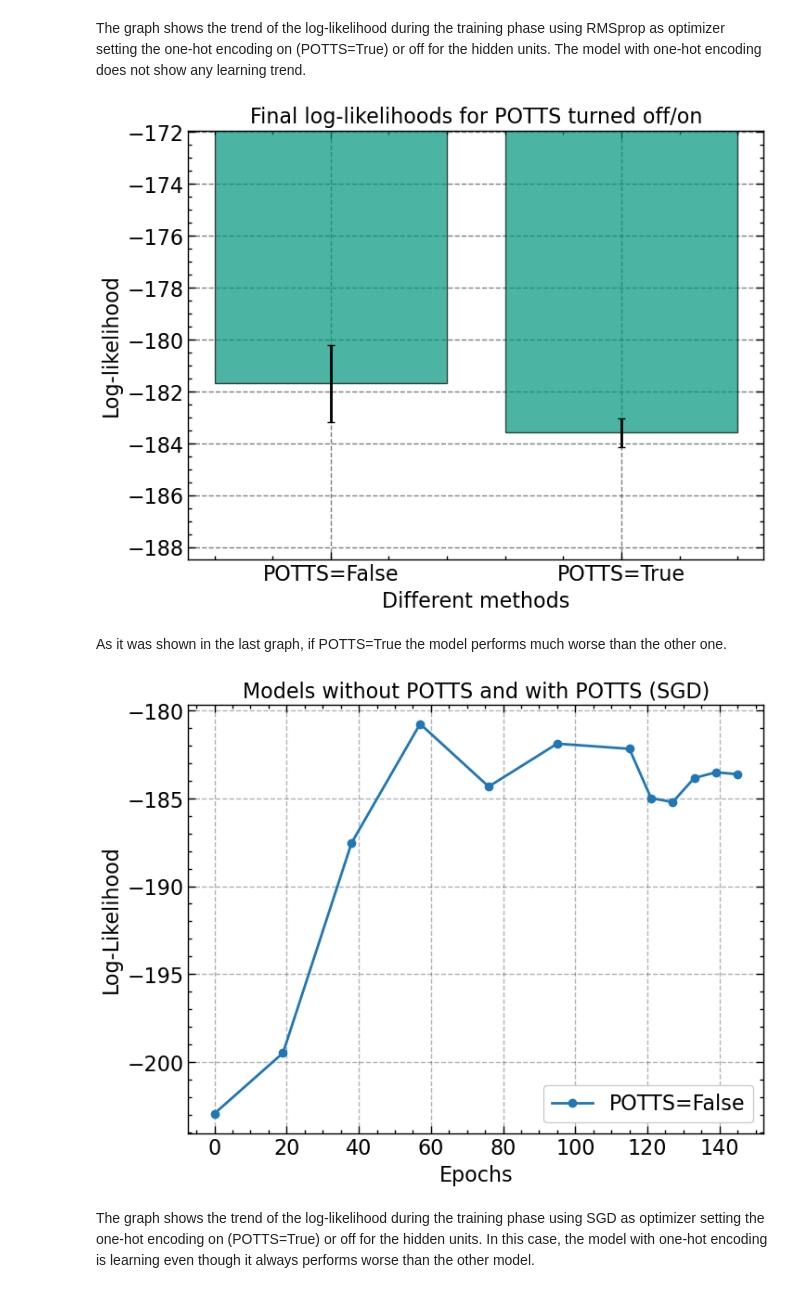
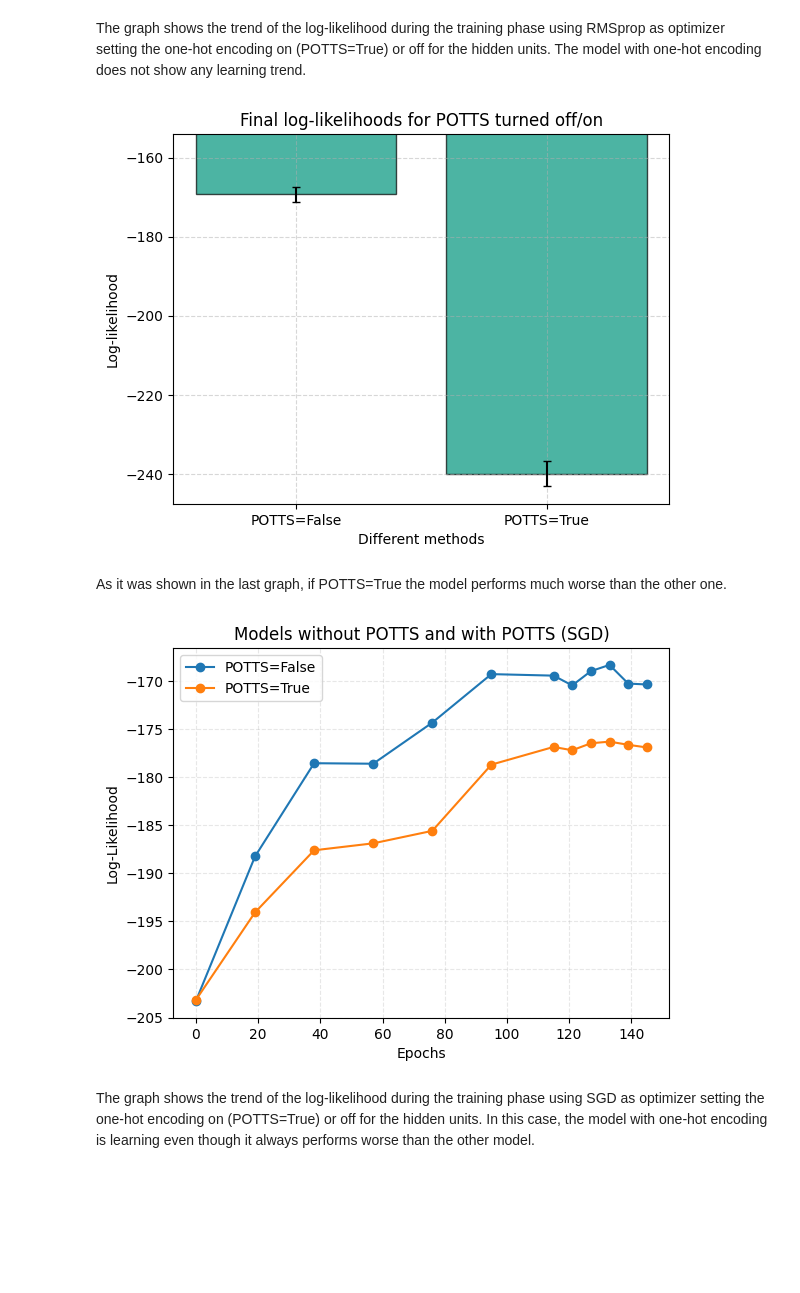
Before and after one commit to AlbertoCasellato/LCP-B, a Jupyter notebook: Exercises/ex2/group2505_exercise2.ipynb, the cells around one changed output. Saved outputs shown, nothing was run; the diff lists cells and outputs as text; code cells hidden in the pictures; blank space fills up the shorter version.

```diff
--- a/Exercises/ex2/group2505_exercise2.ipynb
+++ b/Exercises/ex2/group2505_exercise2.ipynb
@@ -704,10 +704,10 @@ N = 5
 n_last_likelihoods = 6
 steps = 6
 # %%
-for n in range(N):
+_ = '''for n in range(N):
     print(f"Run {n+1} (of {N}):")
     rbm = RBM(X_keep, 10)
     rbm.initialize_params()
     rbm.training(epochs=150, optimizer="RMSprop", epsilon=1e-8, gamma=1e-4, verbose=True)
     rbm.likelihood_history(12, n_last_likelihoods, steps)
-    save_model(rbm, f"DATA/10L_150e_RMS_same_model_{n+1}")
+    save_model(rbm, f"DATA/10L_150e_RMS_same_model_{n+1}")'''
@@ -968,7 +990,7 @@ The $\gamma$ value that gives the best performance is $10^{-3}$.
 ## 3.5) POTTS
 # %%
 L = 3
-epochs = 150
+epochs = 20
 n_likelihoods = 12
 n_last_likelihoods = 6
 steps = 6
@@ -976,8 +998,8 @@ lr = 1e-2
 epsilon = 1e-8
 gamma = 1e-4
 optimizers = ["RMSprop", "SGD"]
-spins_potts = [(False, False), (True, False), (False, True)]
-#spins_potts = [(True, False)]
+#spins_potts = [(False, False), (True, False), (False, True)]
+spins_potts = [(True, False)]
 # %%
 for i,optimizer in enumerate(optimizers):
     for j,(spins, potts) in enumerate(spins_potts):
@@ -1014,24 +1041,24 @@ for likelihoods in list_l:
 
 plot_likelihood_means(labels, list_means, yerr=list_std, xlabel="Different methods", title="Final log-likelihoods for POTTS turned off/on")
 # %% [output]
-[figure, old version]
+[figure, new version]
 # %% [markdown]
 As it was shown in the last graph, if POTTS=True the model performs much worse than the other one.
 # %%
 # SGD
 list_models = []
-for (spins, potts) in [(False, False)]:#, (False, True)]:
+for (spins, potts) in [(False, False), (False, True)]:
     list_models.append(load_model(f"DATA/{L}L_{epochs}e_SGD_s{spins}_p{potts}"))
 list_e = list_models[0].log_likelihood.esit_ix
 list_l = [model.log_likelihood.esit for model in list_models]
 
 labels = ["POTTS=False", "POTTS=True"]
 cmap = cm.RdPu
 colors = [cmap(i) for i in np.linspace(0.2, 0.8, len(list_models))]
 
 plot_likelihood_evolutions(list_e, list_l, list_labels=labels, title="Models without POTTS and with POTTS (SGD)")
 # %% [output]
-[figure, old version]
+[figure, new version]
 # %% [markdown]
 The graph shows the trend of the log-likelihood during the training phase using SGD as optimizer setting the one-hot encoding on (POTTS=True) or off for the hidden units. In this case, the model with one-hot encoding is learning even though it always performs worse than the other model.
 # %%
```
Also changed, not shown: parts of 27 cells of this notebook.
